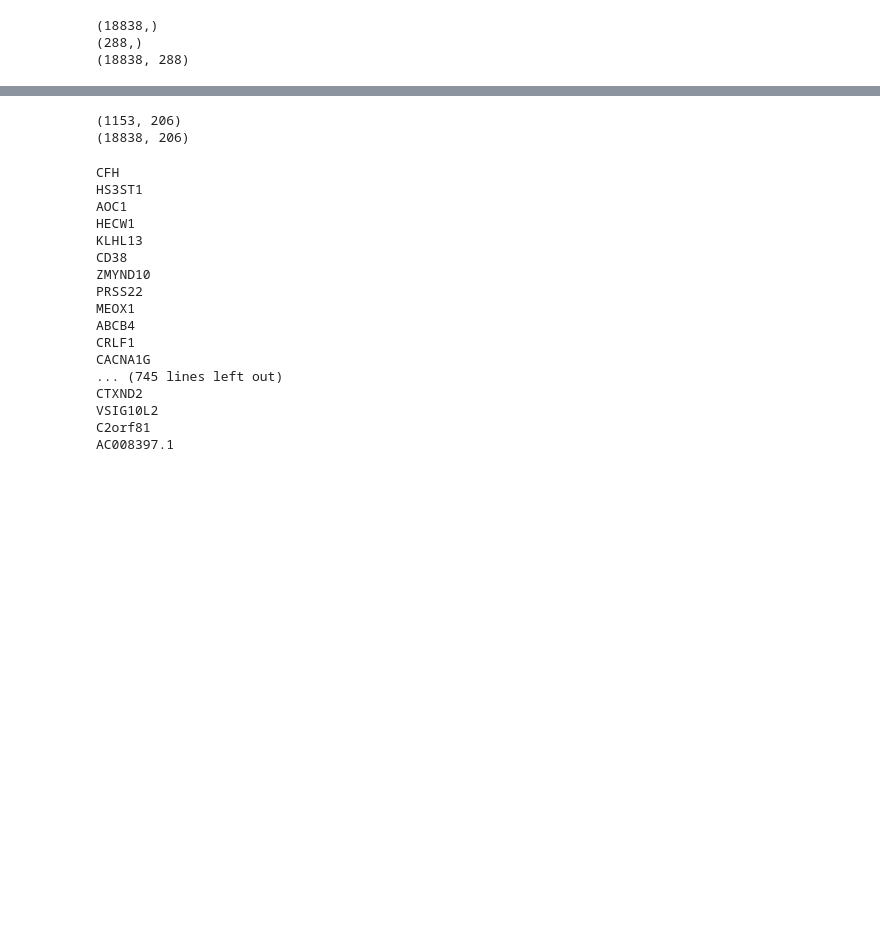
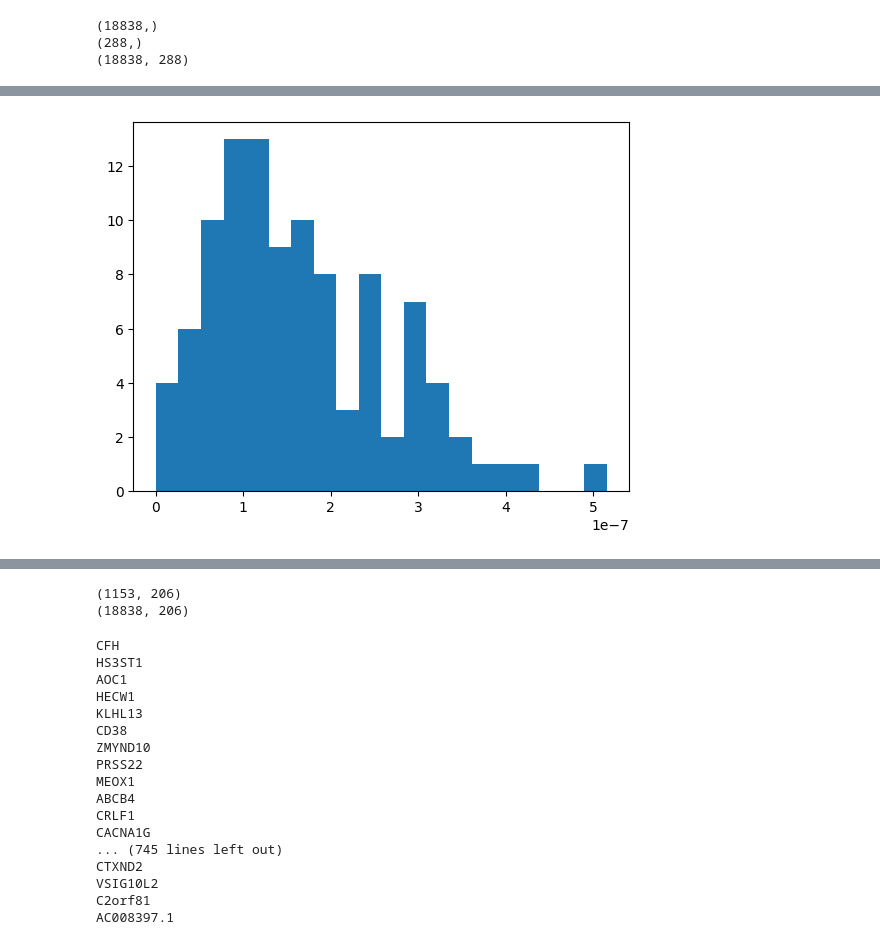
Before and after one commit to mikesaint-antoine/comp_bio_seminar, a Jupyter notebook: project1/transcriptomics.ipynb, the cells around one changed output, grey strips where cells are left out. Drawn from its saved outputs; the diff is of its cells as text; code cells hidden in the pictures; blank space fills up the shorter version.

```diff
--- a/project1/transcriptomics.ipynb
+++ b/project1/transcriptomics.ipynb
@@ -98,0 +143,8 @@ for j in range(data.shape[1]):
+# %%
+# checking normality assumption for t-test
+
+rand_ind = random.randint(0,data.shape[0])
+plt.hist(data[rand_ind,labels == "control"],bins=20)
+plt.show()
+# %% [output]
+[figure, added]
```
Also changed, not shown: parts of 34 cells of this notebook.
